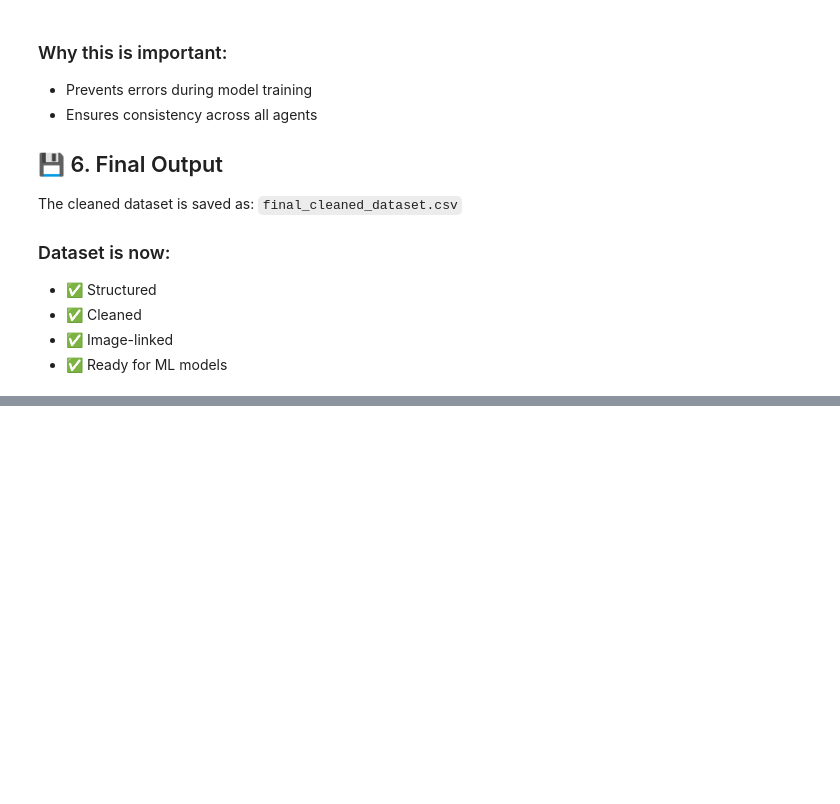
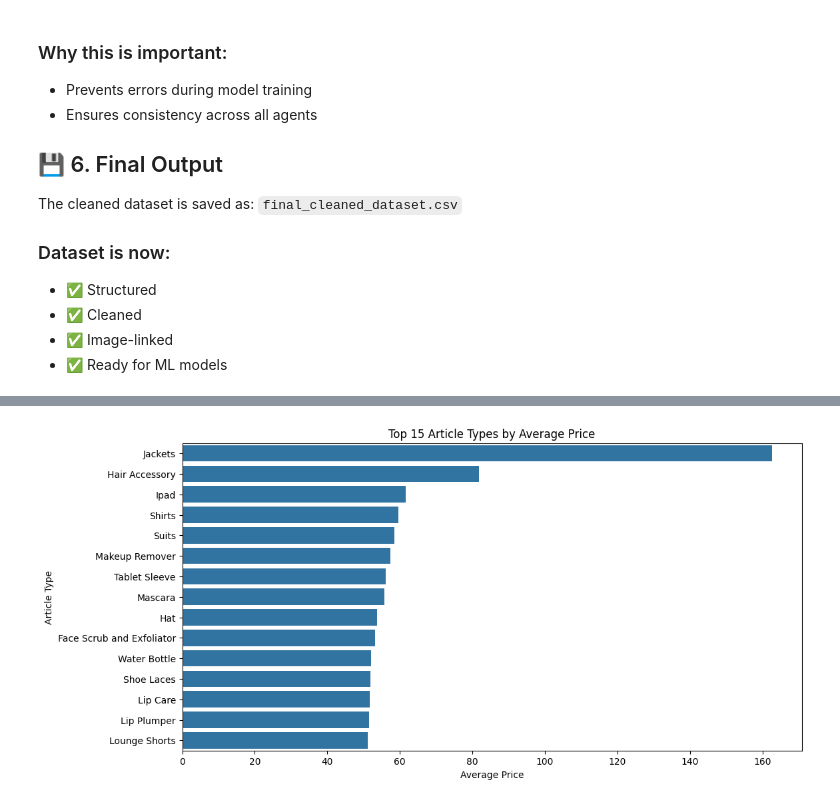
Before and after one commit to shengFung/WIF3009, a Jupyter notebook: WIF3009.ipynb, the cells around one changed output, grey strips where cells are left out. Drawn from its saved outputs; the diff is of its cells as text; code cells hidden in the pictures; blank space fills up the shorter version.

```diff
--- a/WIF3009.ipynb
+++ b/WIF3009.ipynb
@@ -251,0 +445,19 @@ Verifying image files on disk...
+# %%
+article_price = (
+    df.groupby("articleType")["price"]
+    .mean()
+    .sort_values(ascending=False)
+    .head(15)
+)
+
+plt.figure(figsize=(12, 6))
+sns.barplot(x=article_price.values, y=article_price.index)
+
+plt.title("Top 15 Article Types by Average Price")
+plt.xlabel("Average Price")
+plt.ylabel("Article Type")
+
+plt.savefig("eda_plots/article_type_vs_price.png", dpi=300, bbox_inches="tight")
+plt.show()
+# %% [output]
+[figure, added]
```
Also changed, not shown: parts of 18 cells of this notebook.
